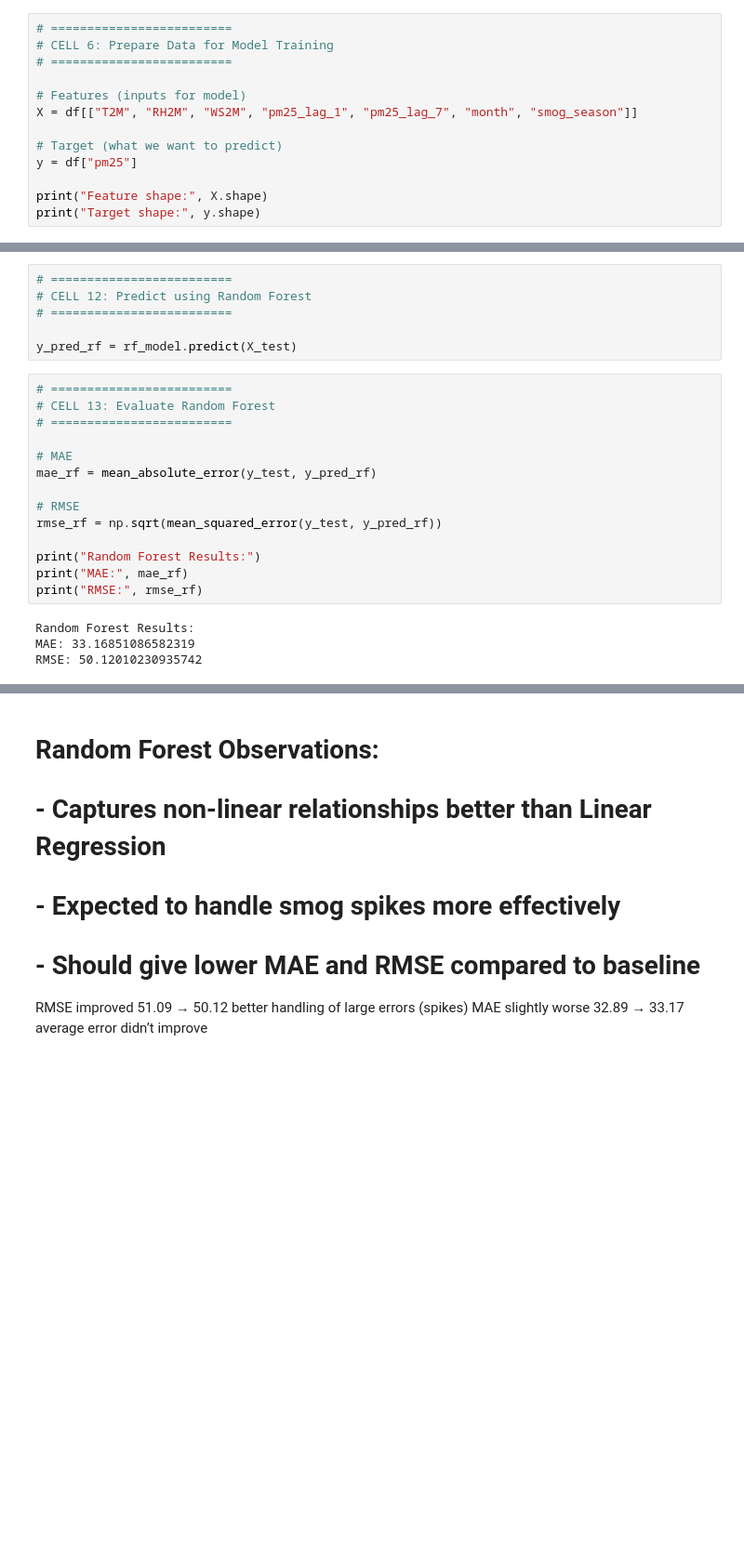
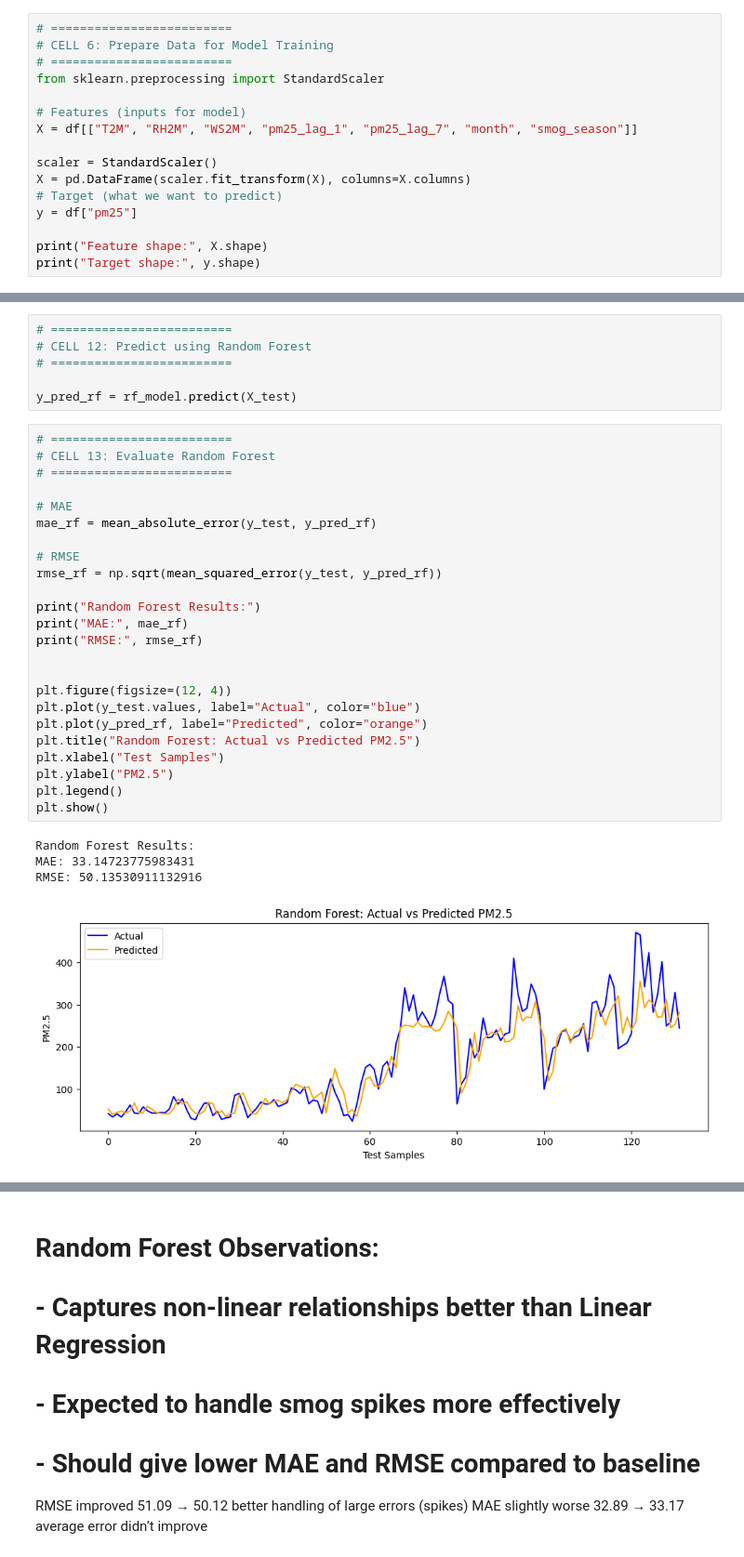
Before and after one commit to eeshhwaq/SMOG-Predictor, a Jupyter notebook: notebooks/model_training.ipynb, the cells around one changed output, grey strips where cells are left out. Shown at 93% size. Cells and saved outputs as stored; diff of their text form; blank space fills up the shorter version.

```diff
--- a/notebooks/model_training.ipynb
+++ b/notebooks/model_training.ipynb
@@ -151,10 +165,13 @@ plt.show()
 # =========================
 # CELL 6: Prepare Data for Model Training
 # =========================
+from sklearn.preprocessing import StandardScaler
 
 # Features (inputs for model)
 X = df[["T2M", "RH2M", "WS2M", "pm25_lag_1", "pm25_lag_7", "month", "smog_season"]]
 
+scaler = StandardScaler()
+X = pd.DataFrame(scaler.fit_transform(X), columns=X.columns)
 # Target (what we want to predict)
 y = df["pm25"]
 
@@ -255,18 +272,29 @@ y_pred_rf = rf_model.predict(X_test)
 # %%
 # =========================
 # CELL 13: Evaluate Random Forest
 # =========================
 
 # MAE
 mae_rf = mean_absolute_error(y_test, y_pred_rf)
 
 # RMSE
 rmse_rf = np.sqrt(mean_squared_error(y_test, y_pred_rf))
 
 print("Random Forest Results:")
 print("MAE:", mae_rf)
 print("RMSE:", rmse_rf)
+
+
+plt.figure(figsize=(12, 4))
+plt.plot(y_test.values, label="Actual", color="blue")
+plt.plot(y_pred_rf, label="Predicted", color="orange")
+plt.title("Random Forest: Actual vs Predicted PM2.5")
+plt.xlabel("Test Samples")
+plt.ylabel("PM2.5")
+plt.legend()
+plt.show()
 # %% [output]
 Random Forest Results:
-MAE: 33.16851086582319
-RMSE: 50.12010230935742
+MAE: 33.14723775983431
+RMSE: 50.13530911132916
+[figure, added]
```
Also changed, not shown: parts of 7 cells of this notebook, 1 other file.
